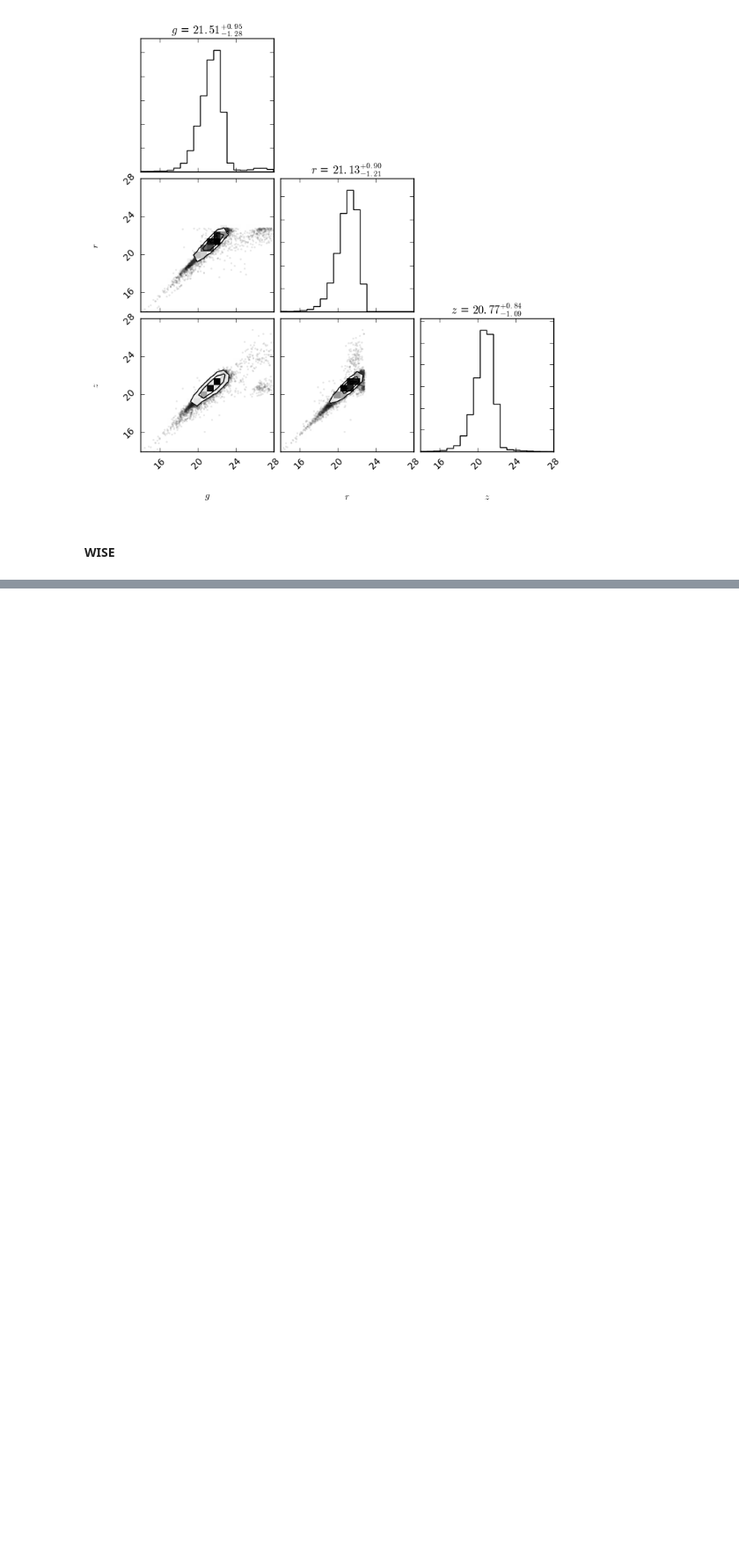
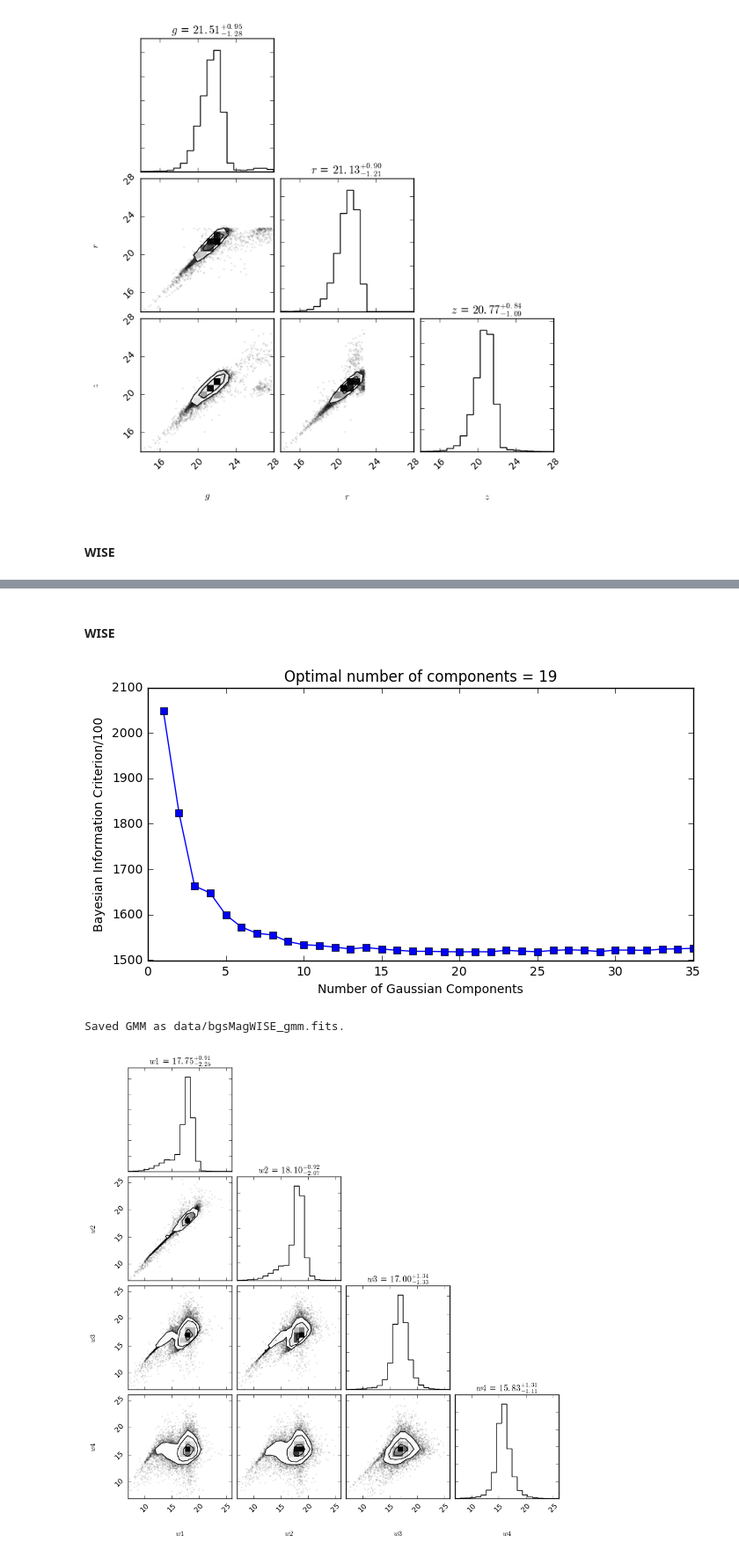
Before and after one commit to belaa/desi-mocks, a Jupyter notebook: dr2_mag_distributions.ipynb, the cells around one changed output, grey strips where cells are left out. Shown at 88% size. Saved outputs shown, nothing was run; the diff lists cells and outputs as text; code cells hidden in the pictures; blank space fills up the shorter version.

```diff
--- a/dr2_mag_distributions.ipynb
+++ b/dr2_mag_distributions.ipynb
@@ -402,12 +423,28 @@ bgsMag_sample = sample_magnitudes('BGS', n_targets=len(bgsMag_data), random_stat
+# %% [markdown]
+#### WISE
 # %%
+bgsMag_wise = dr2_data(bgs, survey='WISE')
+#divide by 2 so size of data sets is closer to those of other targets
+limit = np.floor(len(bgsMag_wise)/2.).astype(int)
+bgsMag_wise_data, bgsMag_wise_cross = data_cross_split(bgsMag_wise[:limit])
+
+make_gmm_model(bgsMag_wise_data, components_range, model_filename='data/bgsMagWISE_gmm.fits',
+               bic_plot=True)
+
+bgsMag_wise_sample = sample_magnitudes('BGS', n_targets=len(bgsMag_wise_data), survey='WISE', random_state=gen)
+
 axes_range = [(7,26), (7,26), (7,26), (7,26)]
 
 #Data
-fig1 = cn.corner(bgsMag_data, labels=[r"$w1$", r"$w2$", r"$w3$", r"$w4$"], show_titles=True,
+fig1 = cn.corner(bgsMag_wise_data, labels=[r"$w1$", r"$w2$", r"$w3$", r"$w4$"], show_titles=True,
                  title_kwargs={"fontsize": 12}, range=axes_range)
 #Sample
-fig2 = cn.corner(bgsMag_sample,  labels=[r"$w1$", r"$w2$", r"$w3$", r"$w4$"], show_titles=True,
+fig2 = cn.corner(bgsMag_wise_sample,  labels=[r"$w1$", r"$w2$", r"$w3$", r"$w4$"], show_titles=True,
                  title_kwargs={"fontsize": 12}, range=axes_range)
 #Cross-validation
-fig3 = cn.corner(bgsMag_cross,  labels=[r"$w1$", r"$w2$", r"$w3$", r"$w4$"], show_titles=True,
+fig3 = cn.corner(bgsMag_wise_cross,  labels=[r"$w1$", r"$w2$", r"$w3$", r"$w4$"], show_titles=True,
                  title_kwargs={"fontsize": 12}, range=axes_range)
+# %% [output]
+[figure, added]
+Saved GMM as data/bgsMagWISE_gmm.fits.
+[figure, added]
```
Also changed, not shown: parts of 8 cells of this notebook, 3 other files.
